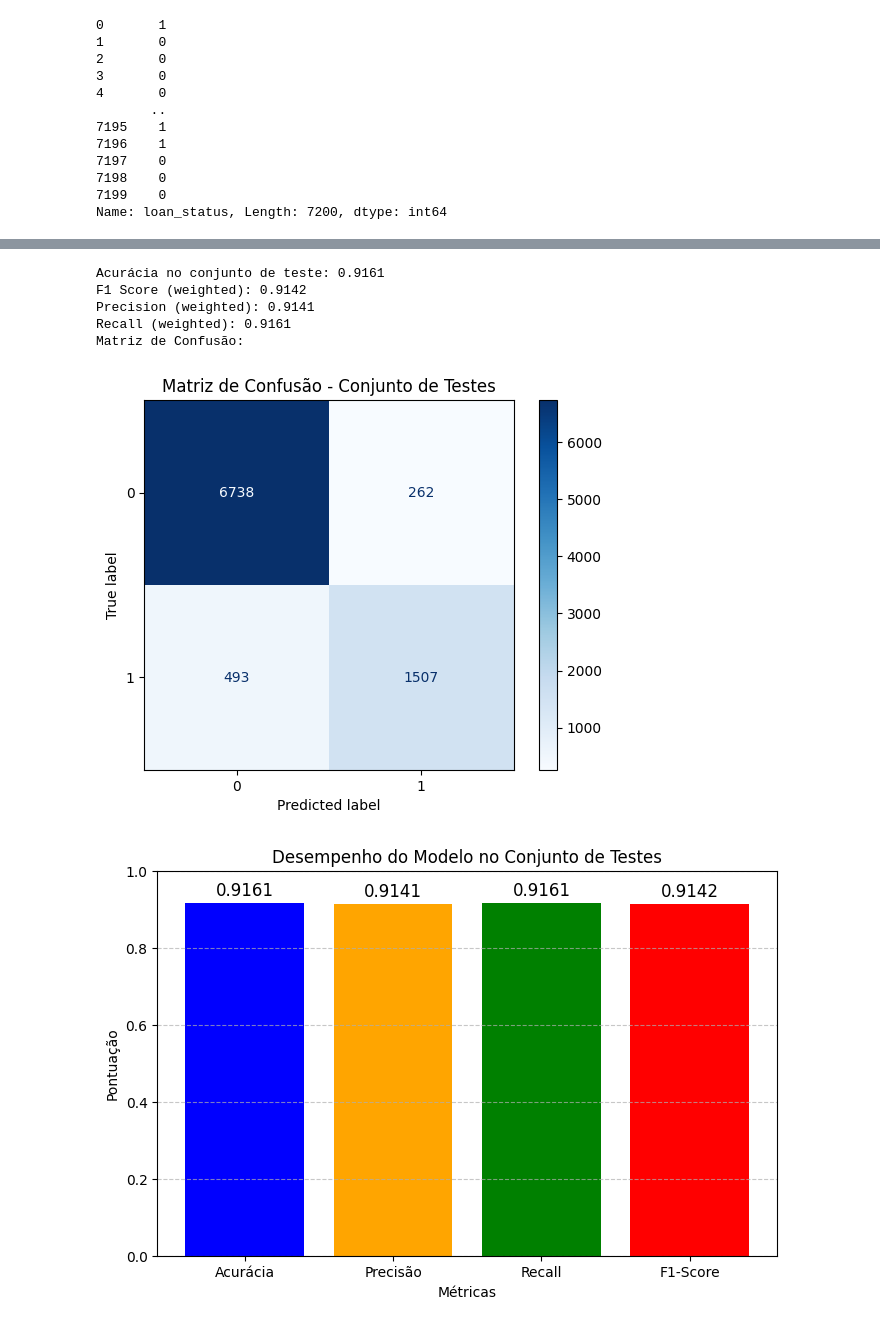
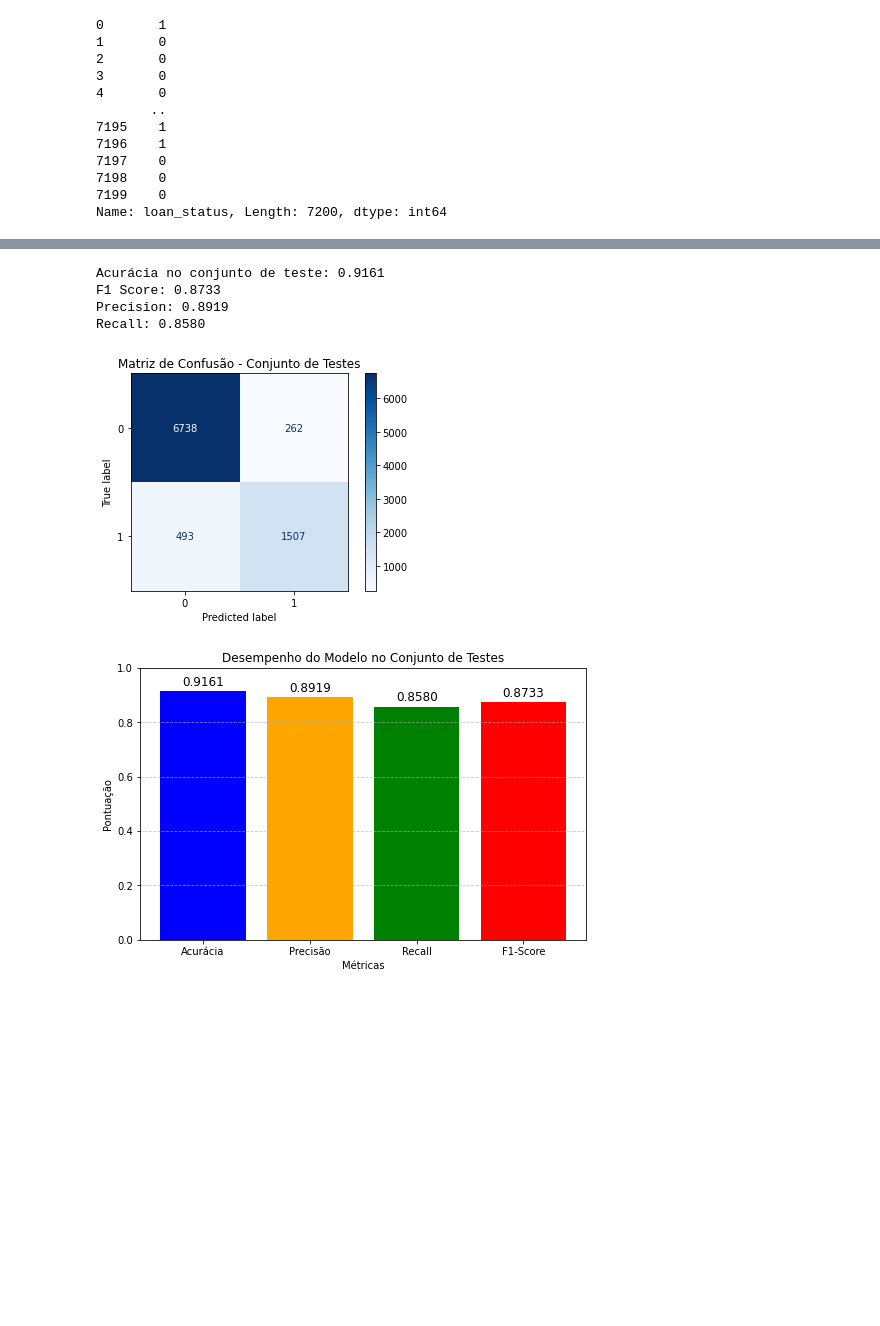
Before and after one commit to Labourguignonn/models-am, a Jupyter notebook: modelos/MLP.ipynb, the cells around one changed output, grey strips where cells are left out. Saved outputs shown, nothing was run; the diff lists cells and outputs as text; code cells hidden in the pictures; blank space fills up the shorter version.

```diff
--- a/modelos/MLP.ipynb
+++ b/modelos/MLP.ipynb
@@ -53,6 +53,7 @@ y_val
 7199    0
 Name: loan_status, Length: 7200, dtype: int64
 # %%
+
 
 modelo_mlp = MLPClassifier(random_state=42, max_iter=1000)
 
@@ -69,7 +70,6 @@ param_dist = {
 melhores_modelos = []
 historico_mean_scores = []
 historico_std_scores = []
-historico_acuracia_val = []
 
 for i in range(20):
     print(f"Executando RandomizedSearchCV {i+1}/20...")
@@ -93,18 +93,13 @@ for i in range(20):
     historico_mean_scores.append(np.mean(mean_scores))
     historico_std_scores.append(np.mean(std_scores))
 
-    melhor_modelo = random_search.best_estimator_
+    melhores_modelos.append(random_search.best_estimator_)
 
-    y_val_pred = melhor_modelo.predict(X_val)
-    acuracia_val = accuracy_score(y_val, y_val_pred)
-
-    melhores_modelos.append(melhor_modelo)
-    historico_acuracia_val.append(acuracia_val)
-
-indice_melhor = np.argmax(historico_acuracia_val)
+# Selecionar o modelo com a melhor média das pontuações de validação cruzada
+indice_melhor = np.argmax(historico_mean_scores)
 melhor_modelo_final = melhores_modelos[indice_melhor]
 
-print(f"\nMelhor acurácia no conjunto de validação: {historico_acuracia_val[indice_melhor]:.4f}")
+print(f"\nMelhor média de acurácia nos folds: {historico_mean_scores[indice_melhor]:.4f}")
 print(f"Melhores parâmetros encontrados: {melhor_modelo_final.get_params()}")
 # %% [output]
 Executando RandomizedSearchCV 1/20...
@@ -165,11 +153,12 @@ plt.show()
 # %%
+
 
 parametros_mlp = {
     'hidden_layer_sizes': (150,),
     'activation': 'relu',
     'solver': 'adam',
     'learning_rate_init': 0.006525460459065902,
-    'alpha': np.float64(0.009574760765729828),
+    'alpha': 0.009574760765729828,
     'batch_size': 'auto',
     'momentum': 0.4330984622008428
 }
@@ -181,21 +170,19 @@ mlp.fit(X_train_subset, y_train_subset)
 y_pred = mlp.predict(X_test)
 
 acuracia = accuracy_score(y_test, y_pred)
-f1 = f1_score(y_test, y_pred, average='weighted')
-precisao = precision_score(y_test, y_pred, average='weighted')
-recall = recall_score(y_test, y_pred, average='weighted')
+f1 = f1_score(y_test, y_pred, average='macro')
+precisao = precision_score(y_test, y_pred, average='macro')
+recall = recall_score(y_test, y_pred, average='macro')
 
 print(f"Acurácia no conjunto de teste: {acuracia:.4f}")
-print(f"F1 Score (weighted): {f1:.4f}")
-print(f"Precision (weighted): {precisao:.4f}")
-print(f"Recall (weighted): {recall:.4f}")
-print("Matriz de Confusão:")
+print(f"F1 Score: {f1:.4f}")
+print(f"Precision: {precisao:.4f}")
+print(f"Recall: {recall:.4f}")
 # %% [output]
 Acurácia no conjunto de teste: 0.9161
-F1 Score (weighted): 0.9142
-Precision (weighted): 0.9141
-Recall (weighted): 0.9161
-Matriz de Confusão:
+F1 Score: 0.8733
+Precision: 0.8919
+Recall: 0.8580
 # %%
 from sklearn.metrics import confusion_matrix, ConfusionMatrixDisplay, roc_curve, auc, accuracy_score, precision_score, recall_score, f1_score
 import matplotlib.pyplot as plt
@@ -206,9 +193,9 @@ y_test_pred = mlp.predict(X_test)
 
 # Cálculo das métricas
 accuracy_test = accuracy_score(y_test, y_test_pred)
-precision_test = precision_score(y_test, y_test_pred, average='weighted')
-recall_test = recall_score(y_test, y_test_pred, average='weighted')
-f1_test = f1_score(y_test, y_test_pred, average='weighted')
+precision_test = precision_score(y_test, y_test_pred, average='macro')
+recall_test = recall_score(y_test, y_test_pred, average='macro')
+f1_test = f1_score(y_test, y_test_pred, average='macro')
 
 # MATRIZ DE CONFUSÃO
 cm = confusion_matrix(y_test, y_test_pred)
@@ -224,32 +211,32 @@ valores = [accuracy_test, precision_test, recall_test, f1_test]
 plt.figure(figsize=(8, 5))
 plt.bar(metricas, valores, color=['blue', 'orange', 'green', 'red'])
 plt.xlabel('Métricas')
 plt.ylabel('Pontuação')
 plt.ylim(0, 1)
 plt.title('Desempenho do Modelo no Conjunto de Testes')
 plt.grid(axis='y', linestyle='--', alpha=0.7)
 
 for i, v in enumerate(valores):
     plt.text(i, v + 0.02, f"{v:.4f}", ha='center', fontsize=12)
 
 plt.show()
 
 # CURVA ROC AUC
 y_test_proba = mlp.predict_proba(X_test)[:, 1]
 fpr, tpr, _ = roc_curve(y_test, y_test_proba)
 roc_auc = auc(fpr, tpr)
 
 plt.figure(figsize=(8, 6))
 plt.plot(fpr, tpr, color='blue', lw=2, label=f'ROC curve (AUC = {roc_auc:.4f})')
 plt.plot([0, 1], [0, 1], color='gray', linestyle='--')
 plt.xlim([0.0, 1.0])
 plt.ylim([0.0, 1.05])
 plt.xlabel('Taxa de Falsos Positivos')
 plt.ylabel('Taxa de Verdadeiros Positivos')
 plt.title('Curva ROC - Conjunto de Testes')
 plt.legend(loc="lower right")
 plt.grid()
 plt.show()
 # %% [output]
-[figure, old version]
+[figure, new version]
-[figure, old version]
+[figure, new version]
```
Also changed, not shown: parts of 3 cells of this notebook, 2 other files.
